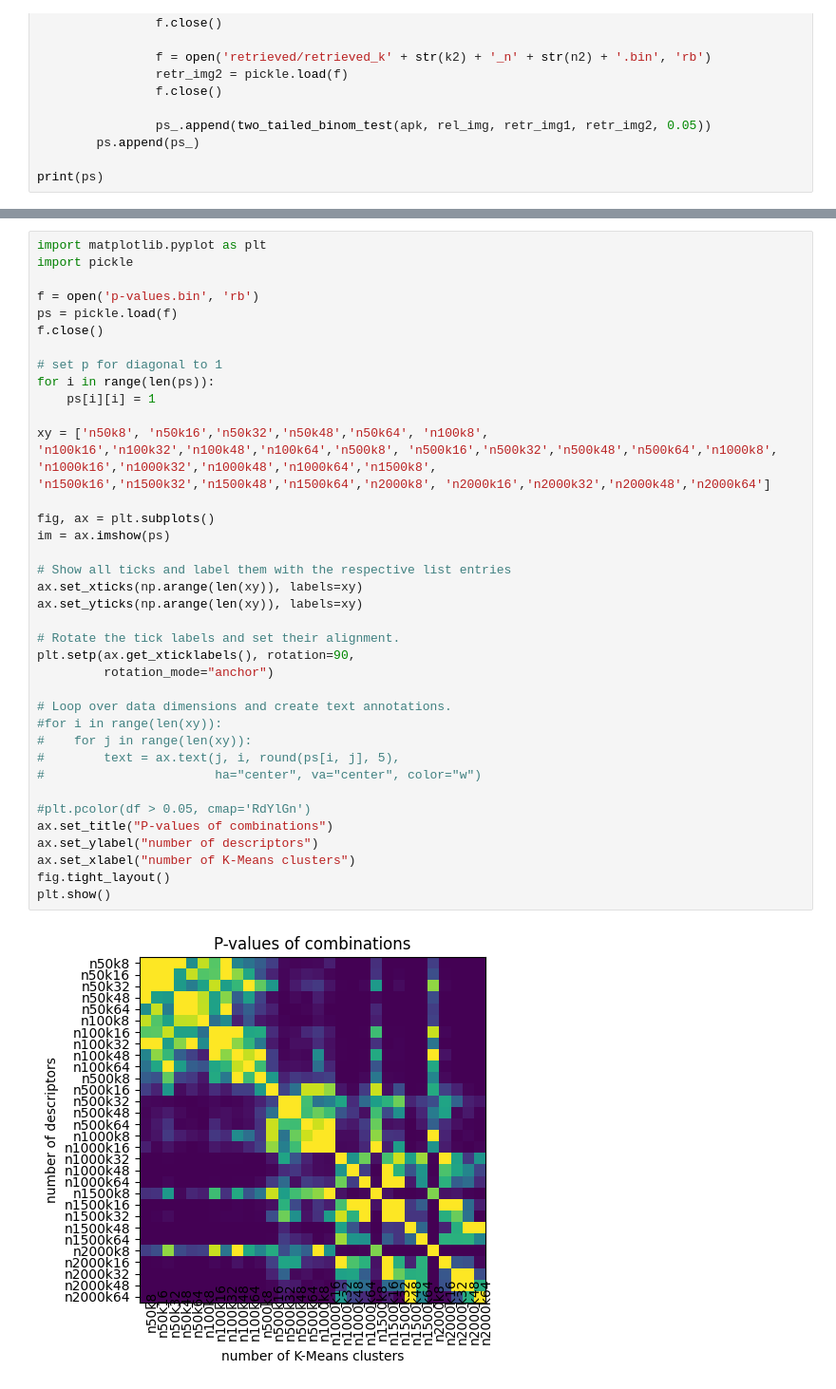
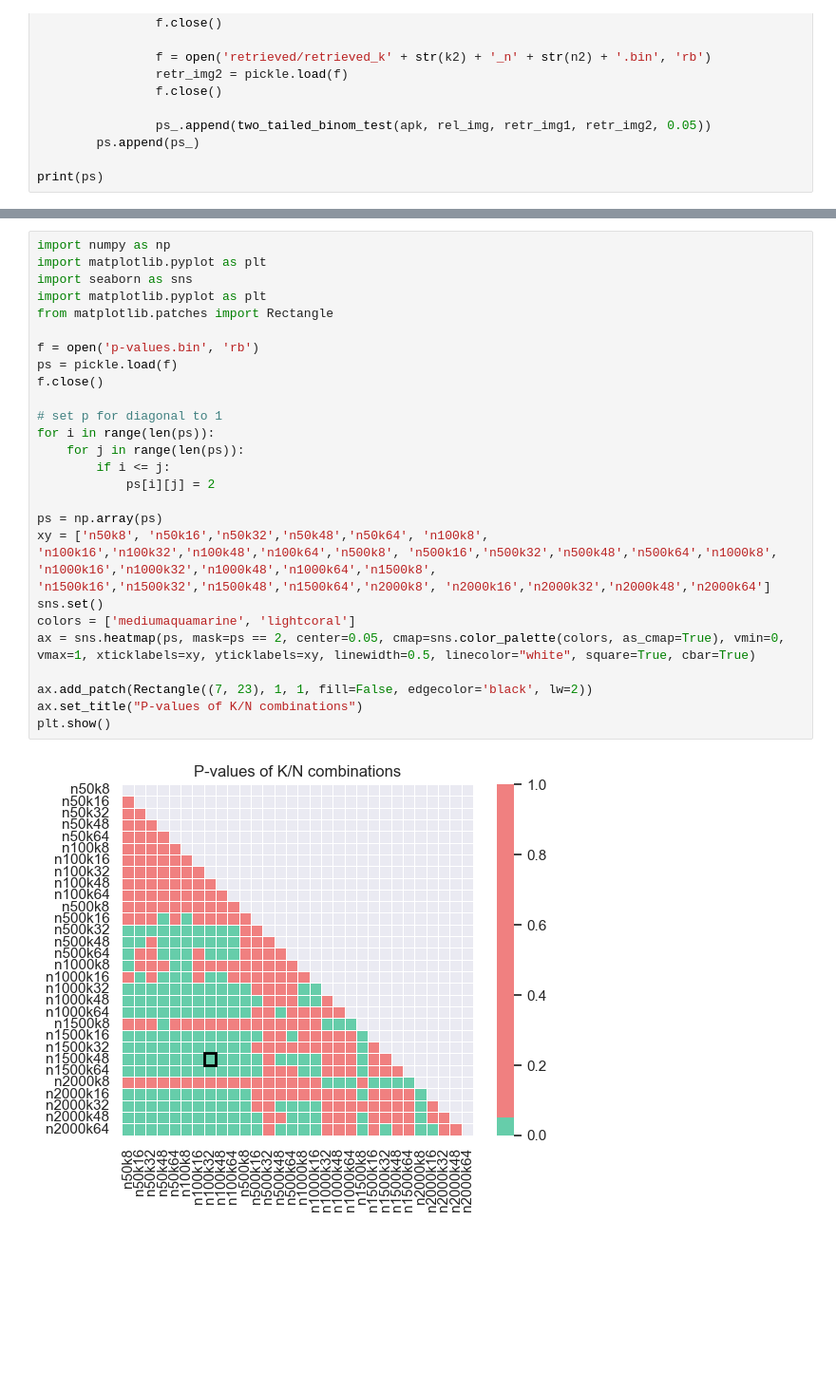
Before and after one commit to timovdk/fir-project, a Jupyter notebook: image-retrieval.ipynb, the cells around one changed output, grey strips where cells are left out. Shown: that part at 95% size. Drawn from its saved outputs; the diff is of its cells as text; blank space fills up the shorter version.

```diff
--- a/image-retrieval.ipynb
+++ b/image-retrieval.ipynb
@@ -490,39 +475,28 @@ f.close()
 # %%
+import numpy as np
 import matplotlib.pyplot as plt
-import pickle
+import seaborn as sns
+import matplotlib.pyplot as plt
+from matplotlib.patches import Rectangle
 
 f = open('p-values.bin', 'rb')
 ps = pickle.load(f)
 f.close()
 
 # set p for diagonal to 1
 for i in range(len(ps)):
-    ps[i][i] = 1
+    for j in range(len(ps)):
+        if i <= j:
+            ps[i][j] = 2
 
+ps = np.array(ps)
 xy = ['n50k8', 'n50k16','n50k32','n50k48','n50k64', 'n100k8', 'n100k16','n100k32','n100k48','n100k64','n500k8', 'n500k16','n500k32','n500k48','n500k64','n1000k8', 'n1000k16','n1000k32','n1000k48','n1000k64','n1500k8', 'n1500k16','n1500k32','n1500k48','n1500k64','n2000k8', 'n2000k16','n2000k32','n2000k48','n2000k64']
+sns.set()
+colors = ['mediumaquamarine', 'lightcoral']
+ax = sns.heatmap(ps, mask=ps == 2, center=0.05, cmap=sns.color_palette(colors, as_cmap=True), vmin=0, vmax=1, xticklabels=xy, yticklabels=xy, linewidth=0.5, linecolor="white", square=True, cbar=True)
 
-fig, ax = plt.subplots()
-im = ax.imshow(ps)
-
-# Show all ticks and label them with the respective list entries
-ax.set_xticks(np.arange(len(xy)), labels=xy)
-ax.set_yticks(np.arange(len(xy)), labels=xy)
-
-# Rotate the tick labels and set their alignment.
-plt.setp(ax.get_xticklabels(), rotation=90,
-         rotation_mode="anchor")
-
-# Loop over data dimensions and create text annotations.
-#for i in range(len(xy)):
-#    for j in range(len(xy)):
-#        text = ax.text(j, i, round(ps[i, j], 5),
-#                       ha="center", va="center", color="w")
-
-#plt.pcolor(df > 0.05, cmap='RdYlGn')
-ax.set_title("P-values of combinations")
-ax.set_ylabel("number of descriptors")
-ax.set_xlabel("number of K-Means clusters")
-fig.tight_layout()
+ax.add_patch(Rectangle((7, 23), 1, 1, fill=False, edgecolor='black', lw=2))
+ax.set_title("P-values of K/N combinations")
 plt.show()
 # %% [output]
-[figure, old version]
+[figure, new version]
```
Also changed, not shown: parts of 2 cells of this notebook, 3 other files.
